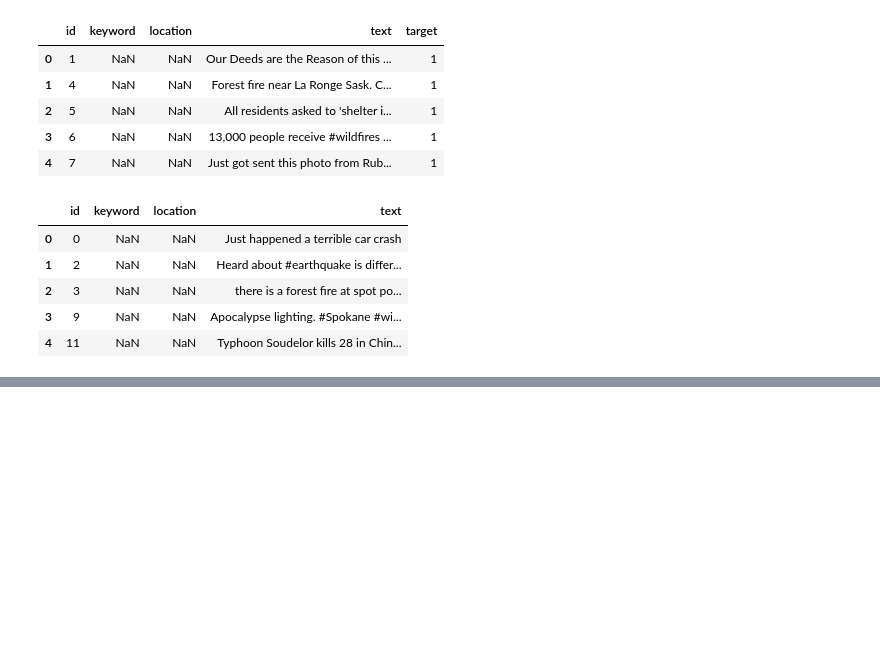
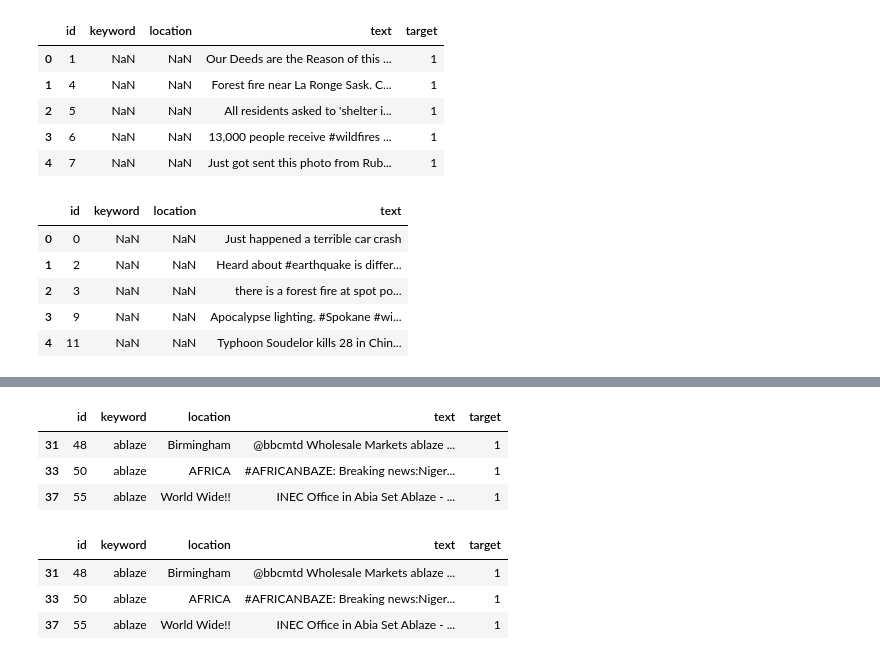
Before and after one commit to reejungkim/Natural-Language-Processing, a Jupyter notebook: Real or Not? NLP with Disaster Tweets.ipynb, the cells around one changed output, grey strips where cells are left out. Cells and saved outputs as stored; diff of their text form; code cells hidden in the pictures; blank space fills up the shorter version.

```diff
--- a/Real or Not? NLP with Disaster Tweets.ipynb
+++ b/Real or Not? NLP with Disaster Tweets.ipynb
@@ -39,3 +42,6 @@ test.head()
 | 2 | 3 | NaN | NaN | there is a forest fire at spot po... |
 | 3 | 9 | NaN | NaN | Apocalypse lighting. #Spokane #wi... |
 | 4 | 11 | NaN | NaN | Typhoon Soudelor kills 28 in Chin... |
+# %%
+not_disaster = train.loc[train.target==0]
+disaster = train.loc[train.target==1]
@@ -41,0 +62,14 @@ test.head()
+# %%
+disaster.loc[pd.notnull(disaster.keyword)].head(3)
+# %% [output]
+|  | id | keyword | location | text | target |
+| 31 | 48 | ablaze | Birmingham | @bbcmtd Wholesale Markets ablaze ... | 1 |
+| 33 | 50 | ablaze | AFRICA | #AFRICANBAZE: Breaking news:Niger... | 1 |
+| 37 | 55 | ablaze | World Wide!! | INEC Office in Abia Set Ablaze - ... | 1 |
+# %%
+disaster.loc[pd.notnull(disaster.location)].head(3)
+# %% [output]
+|  | id | keyword | location | text | target |
+| 31 | 48 | ablaze | Birmingham | @bbcmtd Wholesale Markets ablaze ... | 1 |
+| 33 | 50 | ablaze | AFRICA | #AFRICANBAZE: Breaking news:Niger... | 1 |
+| 37 | 55 | ablaze | World Wide!! | INEC Office in Abia Set Ablaze - ... | 1 |
```
Also changed, not shown: parts of 12 cells of this notebook.
